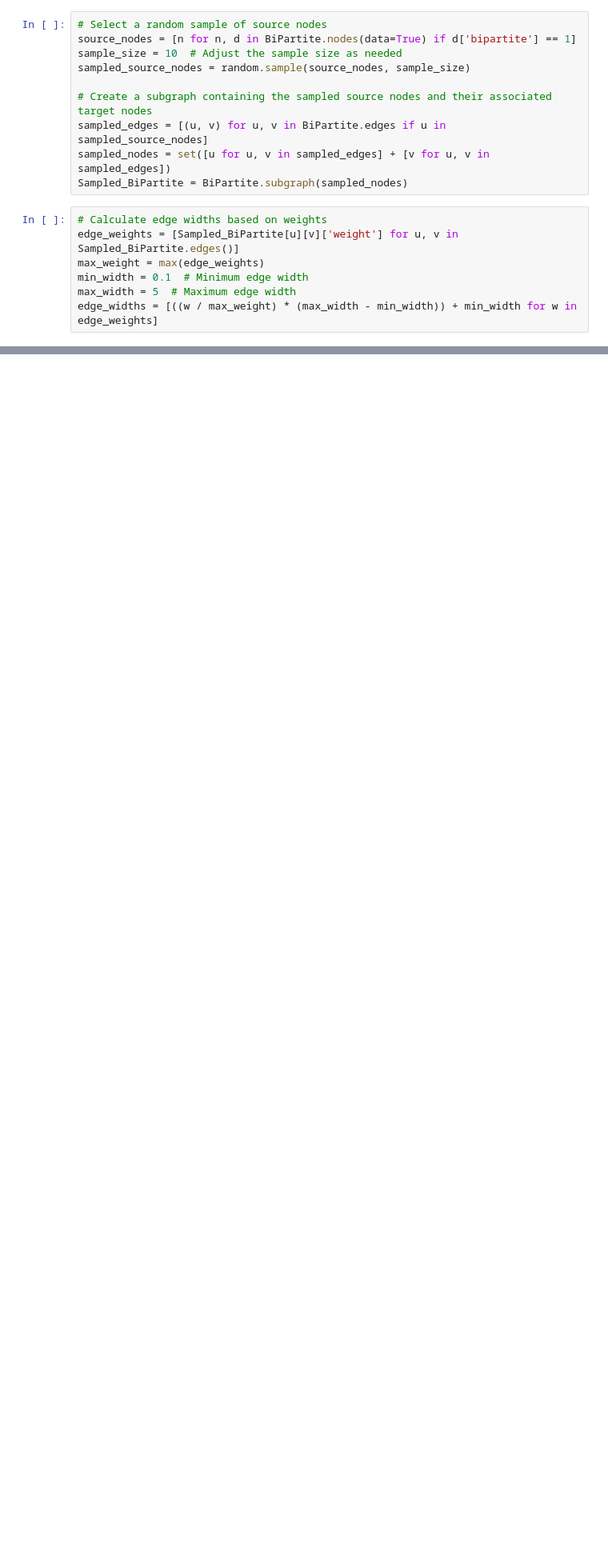
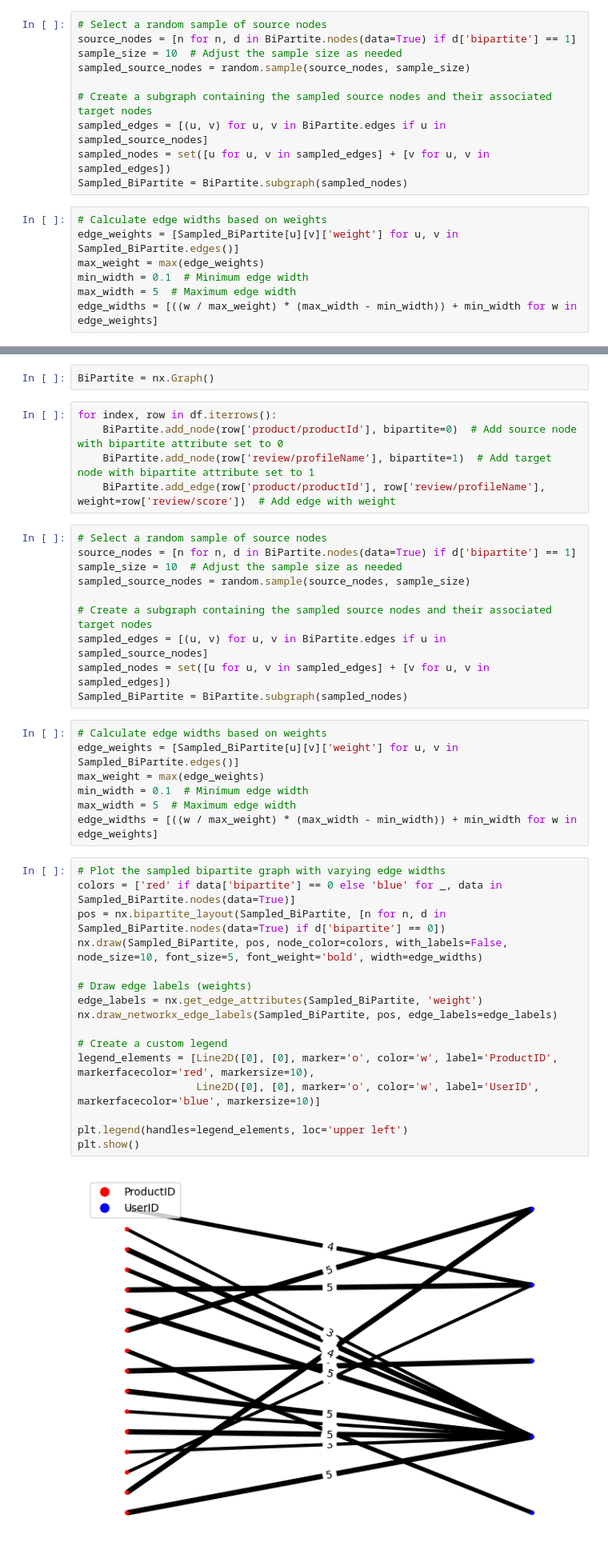
Before and after one commit to Mister-JP/Food-Reviews-Analysis-and-Recommendation-System, a Jupyter notebook: SMA-1.ipynb, the cells around one changed output, grey strips where cells are left out. Shown at 80% size. Cells and saved outputs as stored; diff of their text form; blank space fills up the shorter version.

```diff
--- a/SMA-1.ipynb
+++ b/SMA-1.ipynb
@@ -208,0 +280,42 @@ plt.show()
+# %%
+BiPartite = nx.Graph()
+# %%
+for index, row in df.iterrows():
+    BiPartite.add_node(row['product/productId'], bipartite=0)  # Add source node with bipartite attribute set to 0
+    BiPartite.add_node(row['review/profileName'], bipartite=1)  # Add target node with bipartite attribute set to 1
+    BiPartite.add_edge(row['product/productId'], row['review/profileName'], weight=row['review/score'])  # Add edge with weight
+# %%
+# Select a random sample of source nodes
+source_nodes = [n for n, d in BiPartite.nodes(data=True) if d['bipartite'] == 1]
+sample_size = 10  # Adjust the sample size as needed
+sampled_source_nodes = random.sample(source_nodes, sample_size)
+
+# Create a subgraph containing the sampled source nodes and their associated target nodes
+sampled_edges = [(u, v) for u, v in BiPartite.edges if u in sampled_source_nodes]
+sampled_nodes = set([u for u, v in sampled_edges] + [v for u, v in sampled_edges])
+Sampled_BiPartite = BiPartite.subgraph(sampled_nodes)
+# %%
+# Calculate edge widths based on weights
+edge_weights = [Sampled_BiPartite[u][v]['weight'] for u, v in Sampled_BiPartite.edges()]
+max_weight = max(edge_weights)
+min_width = 0.1  # Minimum edge width
+max_width = 5  # Maximum edge width
+edge_widths = [((w / max_weight) * (max_width - min_width)) + min_width for w in edge_weights]
+# %%
+# Plot the sampled bipartite graph with varying edge widths
+colors = ['red' if data['bipartite'] == 0 else 'blue' for _, data in Sampled_BiPartite.nodes(data=True)]
+pos = nx.bipartite_layout(Sampled_BiPartite, [n for n, d in Sampled_BiPartite.nodes(data=True) if d['bipartite'] == 0])
+nx.draw(Sampled_BiPartite, pos, node_color=colors, with_labels=False, node_size=10, font_size=5, font_weight='bold', width=edge_widths)
+
+# Draw edge labels (weights)
+edge_labels = nx.get_edge_attributes(Sampled_BiPartite, 'weight')
+nx.draw_networkx_edge_labels(Sampled_BiPartite, pos, edge_labels=edge_labels)
+
+# Create a custom legend
+legend_elements = [Line2D([0], [0], marker='o', color='w', label='ProductID', markerfacecolor='red', markersize=10),
+                   Line2D([0], [0], marker='o', color='w', label='UserID', markerfacecolor='blue', markersize=10)]
+
+plt.legend(handles=legend_elements, loc='upper left')
+plt.show()
+# %% [output]
+[figure, added]
```
Also changed, not shown: parts of 42 cells of this notebook.
